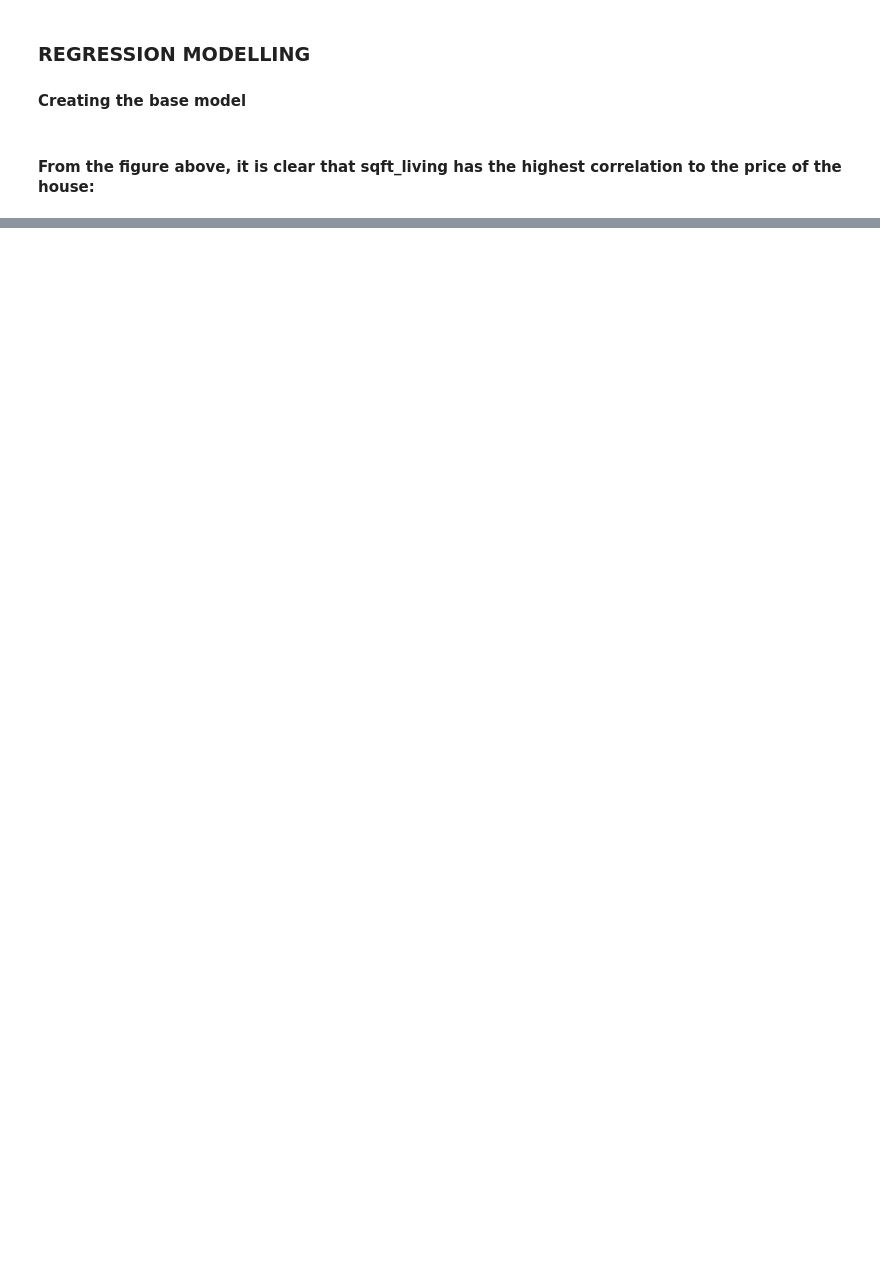
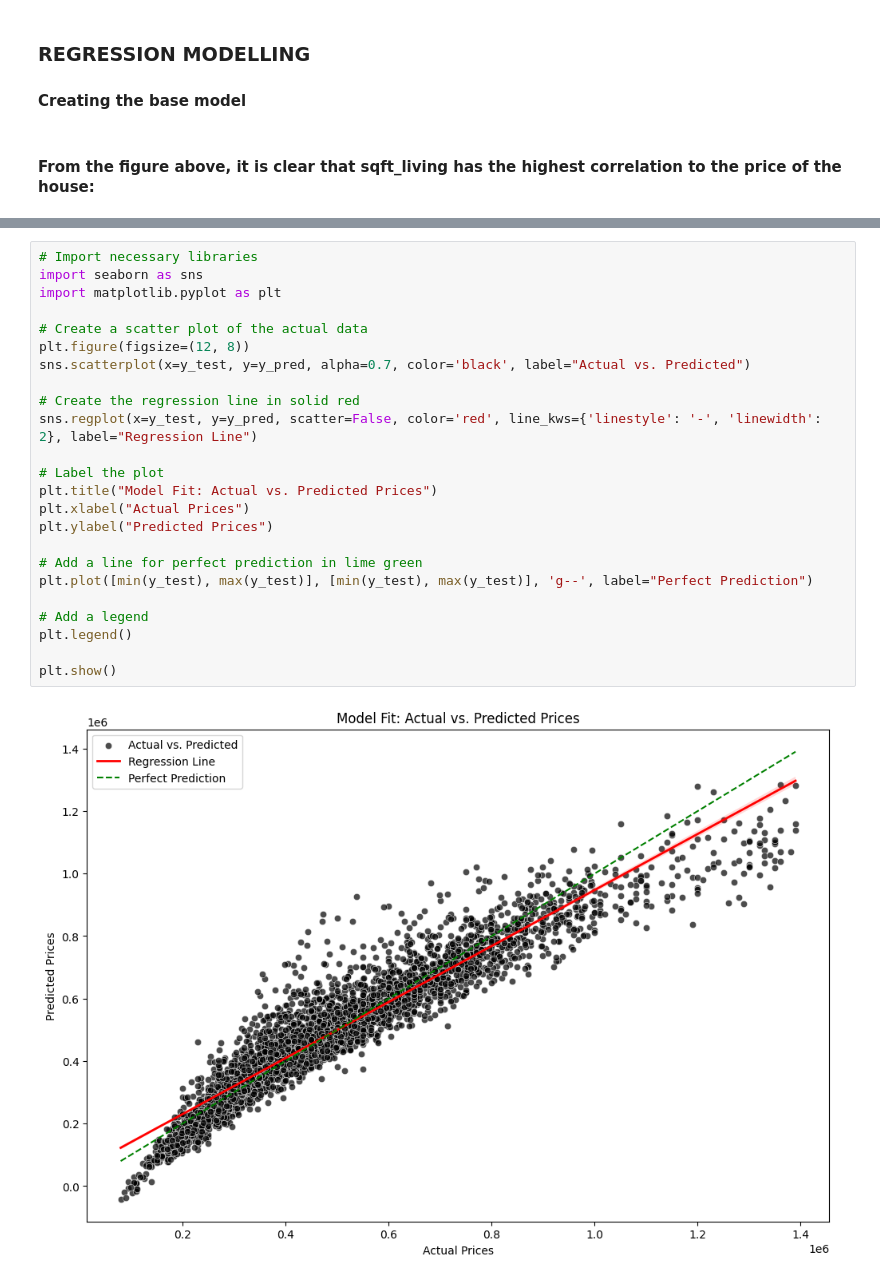
Before and after one commit to robbymumo/DSF-FT06-GROUP-2-PHASE---PROJECT, a Jupyter notebook: student.ipynb, the cells around one changed output, grey strips where cells are left out. Saved outputs shown, nothing was run; the diff lists cells and outputs as text; blank space fills up the shorter version.

Commit message:
Finished modelling

```diff
--- a/student.ipynb
+++ b/student.ipynb
@@ -1442,0 +1584,26 @@ F-statistic: 13851.84021472331
+# %%
+# Import necessary libraries
+import seaborn as sns
+import matplotlib.pyplot as plt
+
+# Create a scatter plot of the actual data
+plt.figure(figsize=(12, 8))
+sns.scatterplot(x=y_test, y=y_pred, alpha=0.7, color='black', label="Actual vs. Predicted")
+
+# Create the regression line in solid red
+sns.regplot(x=y_test, y=y_pred, scatter=False, color='red', line_kws={'linestyle': '-', 'linewidth': 2}, label="Regression Line")
+
+# Label the plot
+plt.title("Model Fit: Actual vs. Predicted Prices")
+plt.xlabel("Actual Prices")
+plt.ylabel("Predicted Prices")
+
+# Add a line for perfect prediction in lime green
+plt.plot([min(y_test), max(y_test)], [min(y_test), max(y_test)], 'g--', label="Perfect Prediction")
+
+# Add a legend
+plt.legend()
+
+plt.show()
+# %% [output]
+[figure, added]
```
Also changed, not shown: parts of 30 cells of this notebook.
